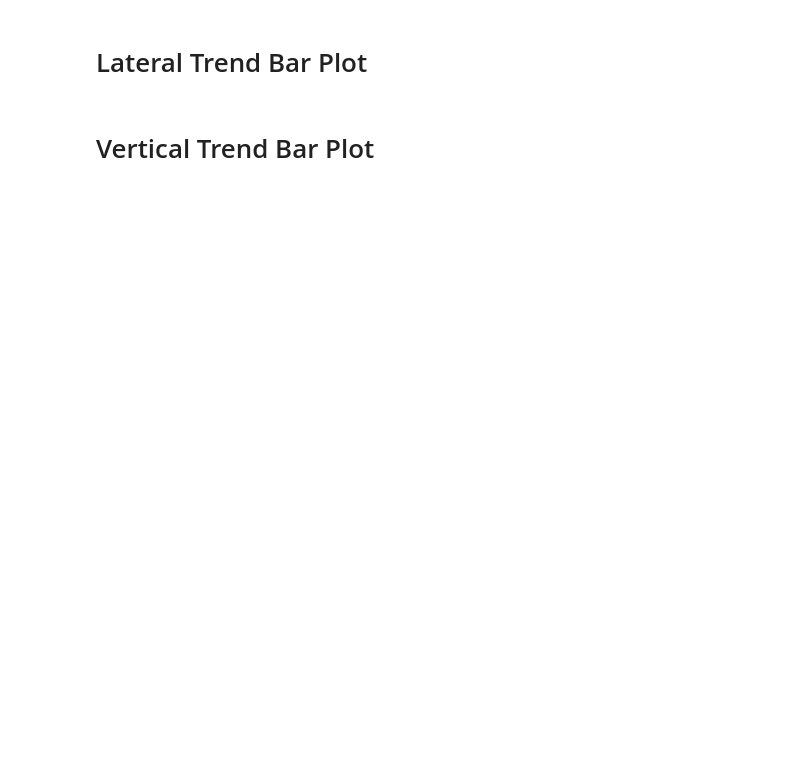
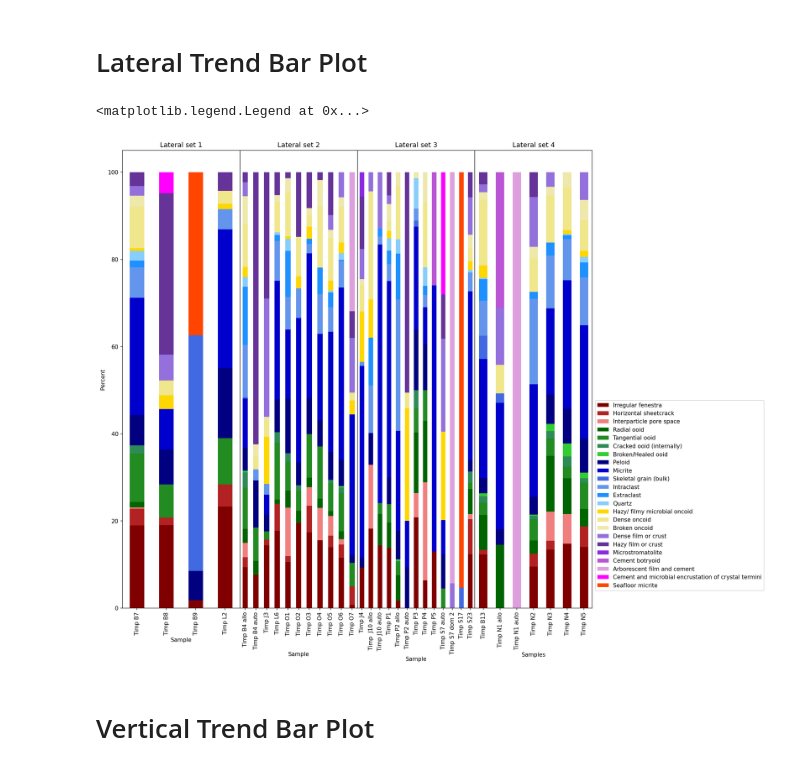
Before and after one commit to Bryozoan/MountJoy, a Jupyter notebook: Timpaweap 1st Order Trend Plots.ipynb, the cells around one changed output. Cells and saved outputs as stored; diff of their text form; code cells hidden in the pictures; blank space fills up the shorter version.

Commit message:
finished bar plots

```diff
--- a/Timpaweap 1st Order Trend Plots.ipynb
+++ b/Timpaweap 1st Order Trend Plots.ipynb
@@ -26,5 +26,5 @@ df = pd.read_excel(r'C:\Users\therobe7\OneDrive\SRC_and_Research\MountJoy\Correc
 #dfNorm = df[["Irregular fenestra", "Horizontal sheetcrack", ""]].divide(df["Correction factor"], axis="index")
 dfNorm = df.loc[:,"Irregular fenestra":"Seafloor micrite"].divide(df["Correction factor"], axis="index")
 dfNorm["Sample"] = df['Sample']
-dfNorm["Lateral Index"] = df['Lateral Index']
-dfNorm["Vertical Index"] = df['Vertical Index']
+#dfNorm["Lateral Index"] = df['Lateral Index']
+#dfNorm["Vertical Index"] = df['Vertical Index']
@@ -65,5 +31,48 @@ plt.legend(bbox_to_anchor =(1, .46))
 # %% [markdown]
 # Lateral Trend Bar Plot
+# %%
+#set up the color groupings
+data = {'col':['maroon','firebrick','lightcoral','darkgreen','forestgreen','seagreen','limegreen',\
+               'navy','mediumblue','royalblue','cornflowerblue','dodgerblue','lightskyblue','gold',\
+               'khaki','palegoldenrod','mediumpurple','rebeccapurple','blueviolet','mediumorchid',\
+               'plum','magenta','orangered']}
+sym = pd.DataFrame(data)
+
+#set up figure axis
+fig, ax = plt.subplots(nrows=1,ncols=4,figsize=(15,15))
+
+fig.subplots_adjust(wspace=0,)
+
+
+lat1 = dfNorm.where(df['Lateral Index'].eq(1))
+lat2 = dfNorm.where(df['Lateral Index'].eq(2))
+lat3 = dfNorm.where(df['Lateral Index'].eq(3))
+lat4 = dfNorm.where(df['Lateral Index'].eq(4))
+#lat5 = dfNorm.where(dfNorm['Lateral Index'].eq(5))
+
+#drop nans -- this step is not working otherwise this is good to go
+lat1d = lat1.dropna(subset=['Sample'])
+lat2d = lat2.dropna(subset=['Sample'])
+lat3d = lat3.dropna(subset=['Sample'])
+lat4d = lat4.dropna(subset=['Sample'])
+#lat5d = lat5.dropna(subset=['Sample'])
+
+#plot
+lat1d.plot.bar(x='Sample', stacked=True, ax=ax[0], legend=False, color=sym['col'],\
+               title='Lateral set 1', ylabel='Percent')
+lat2d.plot.bar(x='Sample', stacked=True,ax=ax[1], legend=False, color=sym['col'],\
+               title='Lateral set 2', yticks=[])
+lat3d.plot.bar(x='Sample', stacked=True,ax=ax[2], legend=False, color=sym['col'],\
+               title='Lateral set 3', yticks=[])
+lat4d.plot.bar(x='Sample', stacked=True,ax=ax[3], legend=False, color=sym['col'],\
+               title='Lateral set 4', yticks=[])
+#lat5d.plot.bar(x='Sample', stacked=True,ax=ax[4], legend=False)
+
+plt.xlabel("Samples")
+plt.legend(bbox_to_anchor =(1, .46))
+# %% [output]
+<matplotlib.legend.Legend at 0x...>
+[figure, added]
 # %%
 #plot Lateral Samples
 # fix to samples collected laterally plotBiotite = dFthinSectionData.loc[:, "Biotite"];
```
Also changed, not shown: parts of 4 cells of this notebook.
